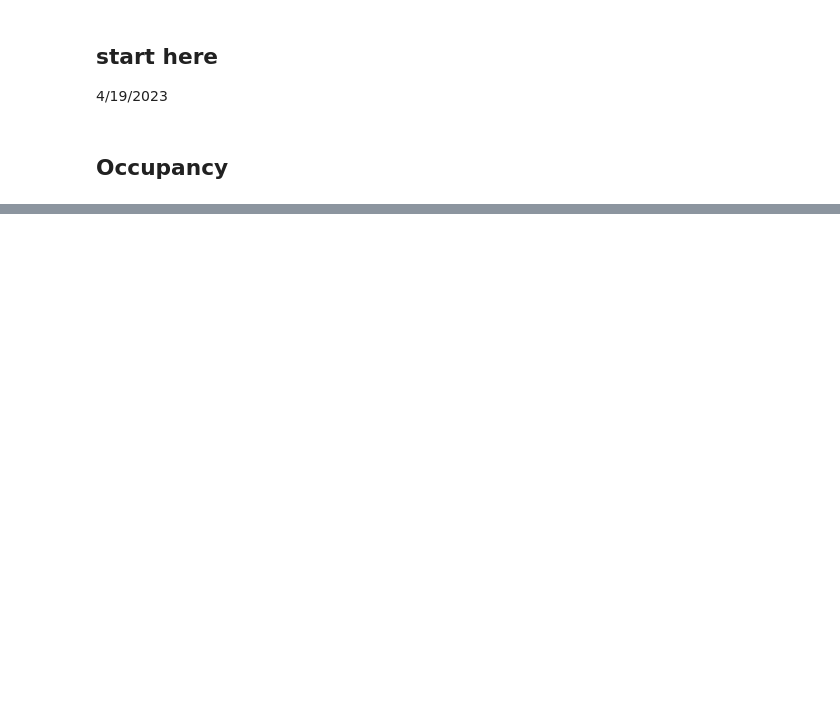
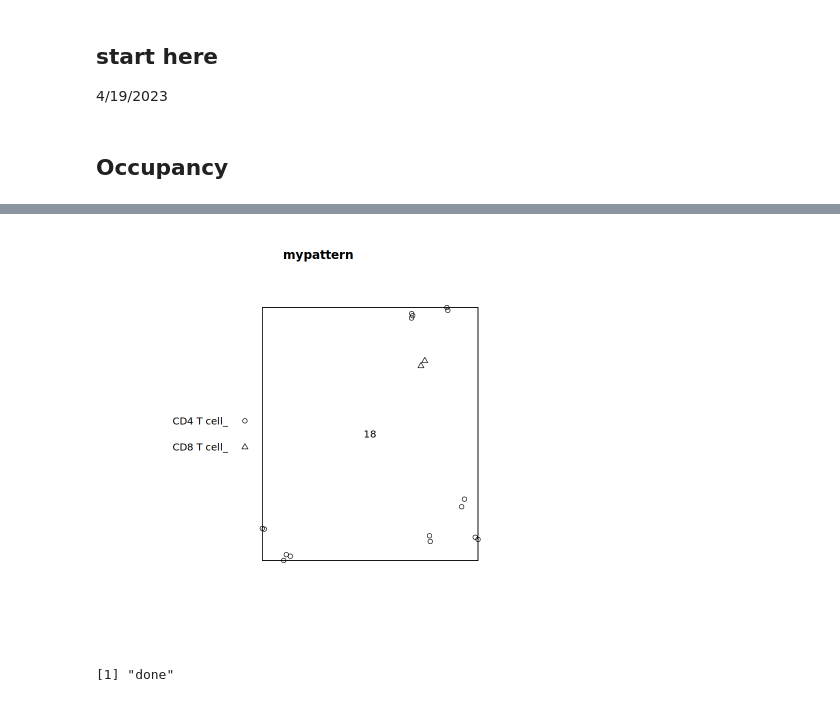
Before and after one commit to engjen/cycIF_TMAs, a Jupyter notebook: 20220922_spatstat_IMC_MIBI.ipynb, the cells around one changed output, grey strips where cells are left out. Drawn from its saved outputs; the diff is of its cells as text; code cells hidden in the pictures; blank space fills up the shorter version.

```diff
--- a/20220922_spatstat_IMC_MIBI.ipynb
+++ b/20220922_spatstat_IMC_MIBI.ipynb
@@ -127,12 +176,17 @@ makeQuadrats <- function(p, squareLength) {
 # %%
 #### occupancy counts
 ls_scene = unique(mydata$slide_scene)
-mydata[,'leiden2'] = sub("$","_",mydata$leiden)
-combined_df_occ <- data.frame(unlist.result_table.=double(),
-                    slide_scene=character())
+mydata[,'leiden2'] = sub("$","_",mydata$leiden) #leiden
+
 # loop
 pList = list()
 for (s_scene in ls_scene) { #ls_scene[1:18]
+  combined_df_occ <- data.frame(unlist.result_table.=double(),square_len=double(),
+                    slide_scene=character())
+  #s_scene = "123_sceneX8Y6-325" # error
+  if (file.exists(sprintf("./data/OccLeiden/IMC-MIBI_%s_Occ_range.csv",s_scene))){
+          print('exists skipping')
+          next }
   print(s_scene)
   s_scene_scene = str_replace(s_scene, '_', '_scene')
   s_scene_scene = str_replace(s_scene_scene, '_scenescene', '_scene')
@@ -144,18 +198,28 @@ for (s_scene in ls_scene) { #ls_scene[1:18]
                 c(mymin %>% pull('DAPI_Y'),mymax %>% pull('DAPI_Y')))
   win_p <- mypattern$window
   marks(mypattern) <- factor(mydataSubset$leiden2)
-  nxny <- makeQuadrats(mypattern,50)
-  result_table <- quadratcount.splitppp(split(mypattern), nx=nxny[1], ny=nxny[2])
-  counts <- data.frame(unlist(result_table))
-  if (length(counts) > 0) {
-    counts['slide_scene'] = s_scene
-    combined_df_occ <- rbind(combined_df_occ, counts)
+  for (i in 1: 30) {
+      nxny <- makeQuadrats(mypattern,i*10)
+      skip_to_next <- FALSE
+      tryCatch({
+        result_table <- quadratcount.splitppp(split(mypattern), nx=nxny[1], ny=nxny[2])
+        counts <- data.frame(unlist(result_table))
+          }, error = function(e) { skip_to_next <<- TRUE})
+      if(skip_to_next) {
+          print('error. skipping')
+          next }
+      if (length(counts) > 0) {
+        counts['square_len'] = i*10
+        counts['slide_scene'] = s_scene
+        combined_df_occ <- rbind(combined_df_occ, counts)
+        }
+      #break
     }
-
+  # #save out
+  write.csv(combined_df_occ,sprintf("./data/OccLeiden/IMC-MIBI_%s_Occ_range.csv",s_scene), row.names = TRUE)
   #break
   }
 
-# #save out
-s_num = 'ROI'#'inhom' #first
-write.csv(combined_df_occ,sprintf("./data/IMC-MIBI_%s_Occ.csv",s_num), row.names = TRUE)
+
+#s_num = 'ROI'#'inhom' #first
 print('done')
@@ -161,0 +244,10 @@ print('done')
+# %%
+plot(mypattern)
+Q <- quadratcount(mypattern, nx=nxny[1], ny=nxny[2])
+plot(Q,add=TRUE)
+# %% [output]
+[figure, added]
+# %%
+'done'
+# %% [output]
+[1] "done"
```
Also changed, not shown: parts of 8 cells of this notebook, 4 other files.
